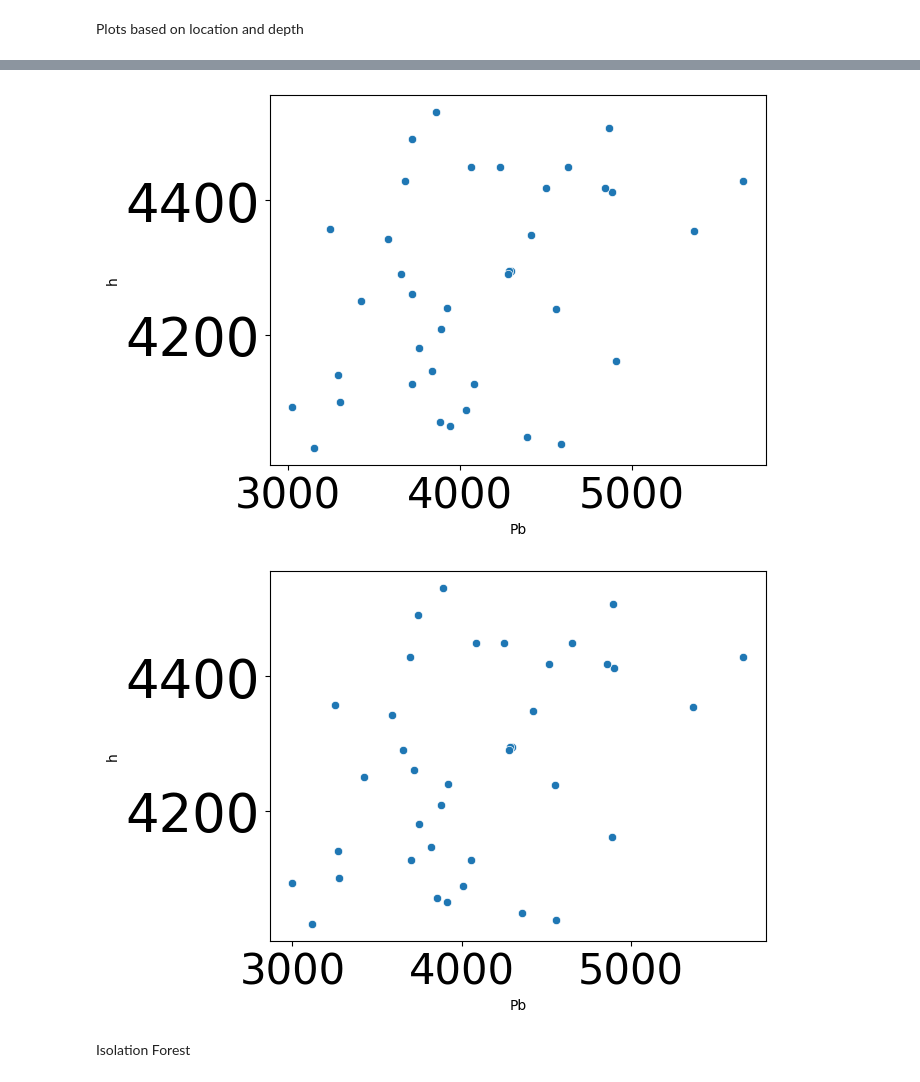
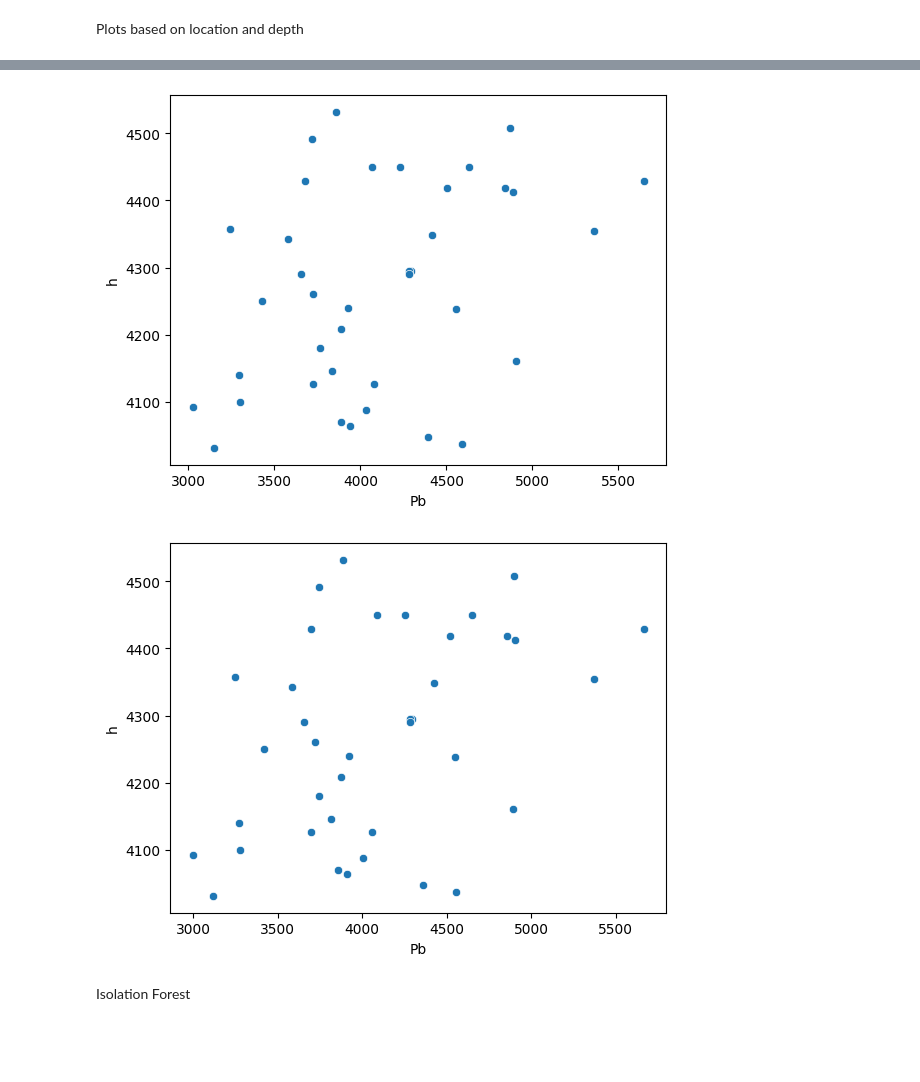
Before and after one commit to Mahdimamara/PVT, a Jupyter notebook: PVT.ipynb, the cells around one changed output, grey strips where cells are left out. Cells and saved outputs as stored; diff of their text form; code cells hidden in the pictures; blank space fills up the shorter version.

```diff
--- a/PVT.ipynb
+++ b/PVT.ipynb
@@ -72,6 +60,9 @@ See the caveats in the documentation: https://pandas.pydata.org/pandas-docs/stab
 # %% [markdown]
 Plots based on location and depth
 # %%
-sns.relplot(data=FAH_CU, x="x", y="y", hue="Pb", sizes=(10, 200))
+plt.rc('xtick', labelsize=10)    # fontsize of the tick labels
+plt.rc('ytick', labelsize=10)    # fontsize of the tick labels
+sns.relplot(data=FAH, x="x", y="y", hue="Pb")
+plt.xticks(rotation = 45)
 plt.show()
 # %% [output]
@@ -79,12 +70,14 @@ plt.show()
 # %%
-sns.scatterplot(data=FAH_CU, x='Pb', y="h", sizes=(10, 100))
+sns.scatterplot(data=FAH, x='Pb', y="h", sizes=(10, 100))
 plt.show()
 
-sns.scatterplot(data=FAH_CU_Depth, x='Pb', y="h", sizes=(10, 100))
+sns.scatterplot(Pb_FAH_Depth_Corr, x=Pb_FAH_Depth_Corr[0], y=Pb_FAH_Depth_Corr[1])
+plt.xlabel('Pb')
+plt.ylabel('h')
 plt.show()
 # %% [output]
-[figure, old version]
+[figure, new version]
-[figure, old version]
+[figure, new version]
 # %% [markdown]
 Isolation Forest
 # %%
```
Also changed, not shown: parts of 8 cells of this notebook.
